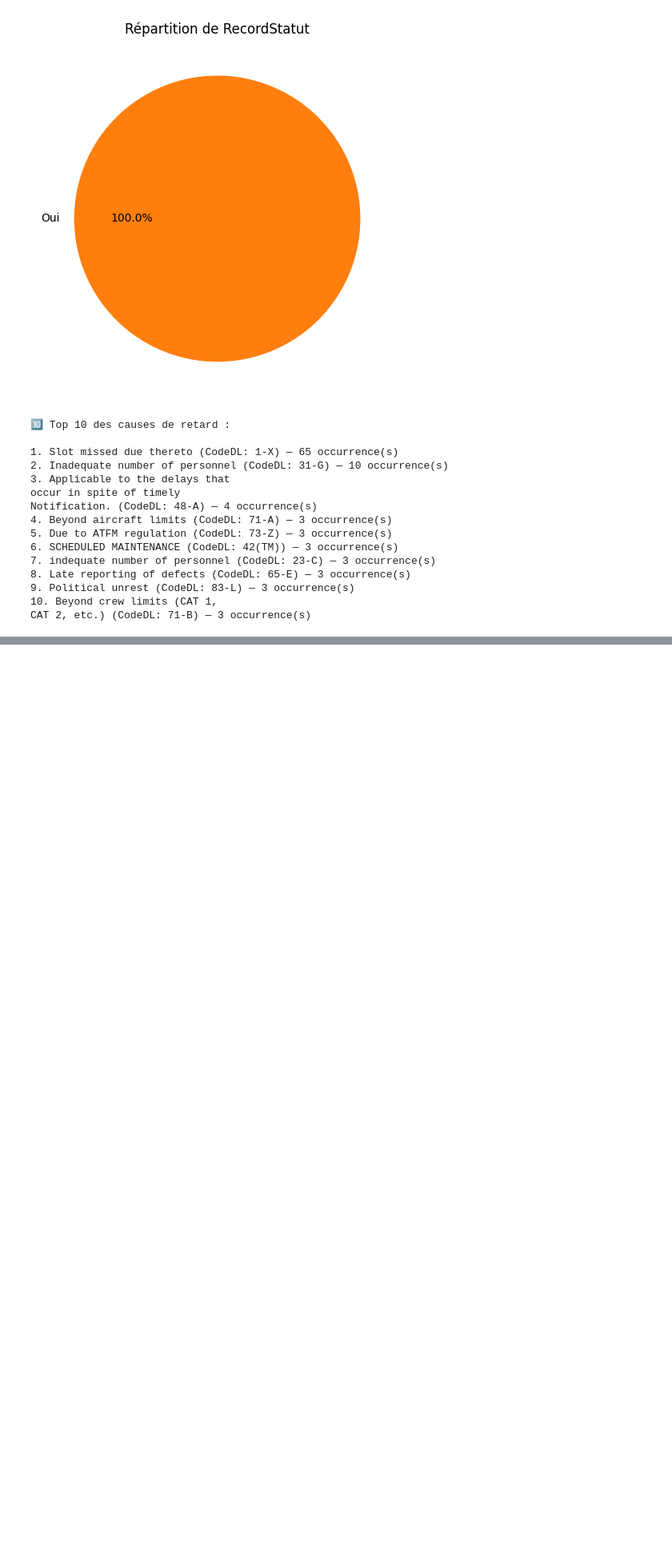
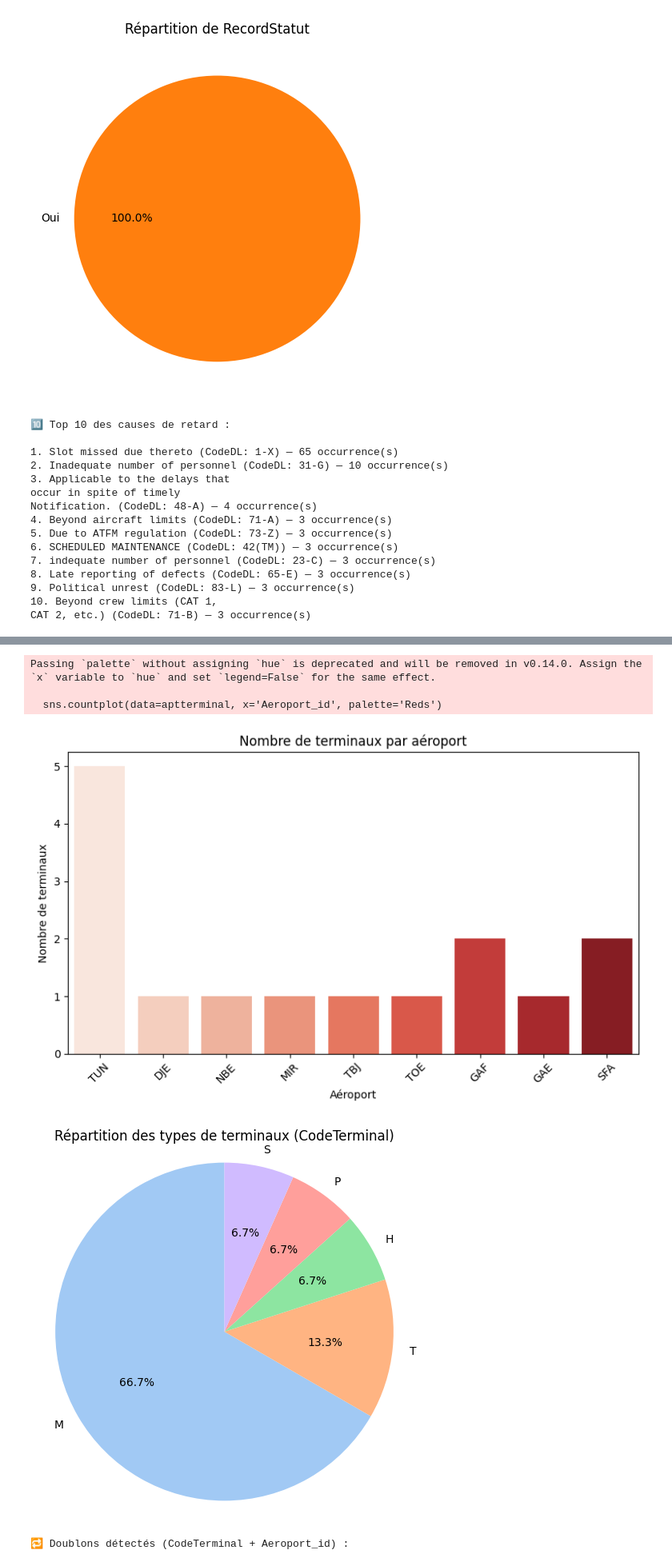
Before and after one commit to ZahraZellazi/DelayPrediction, a Jupyter notebook: DelayPrediction.ipynb, the cells around one changed output, grey strips where cells are left out. Shown at 80% size. Cells and saved outputs as stored; diff of their text form; code cells hidden in the pictures; blank space fills up the shorter version.

Commit message:
aptterminal

```diff
--- a/DelayPrediction.ipynb
+++ b/DelayPrediction.ipynb
@@ -829,0 +865,42 @@ CAT 2, etc.) (CodeDL: 71-B) — 3 occurrence(s)
+# %%
+import pandas as pd
+import matplotlib.pyplot as plt
+import seaborn as sns
+
+# Charger les données
+aptterminal = pd.read_csv('opscontrol_aptterminal.csv')
+
+# 1. Nombre de terminaux par aéroport
+plt.figure(figsize=(8, 5))
+sns.countplot(data=aptterminal, x='Aeroport_id', palette='Reds')
+plt.title("Nombre de terminaux par aéroport")
+plt.xlabel("Aéroport")
+plt.ylabel("Nombre de terminaux")
+plt.xticks(rotation=45)
+plt.tight_layout()
+plt.show()
+
+# 2. Répartition des types de terminaux (CodeTerminal)
+plt.figure(figsize=(6, 6))
+terminal_counts = aptterminal['CodeTerminal'].value_counts()
+terminal_counts.plot(kind='pie', autopct='%1.1f%%', startangle=90, colors=sns.color_palette('pastel'))
+plt.title("Répartition des types de terminaux (CodeTerminal)")
+plt.ylabel("")  # Hide y-label
+plt.axis('equal')
+plt.show()
+
+# 3. Doublons de CodeTerminal pour le même aéroport
+duplicate_check = aptterminal.duplicated(subset=['CodeTerminal', 'Aeroport_id'], keep=False)
+duplicates = aptterminal[duplicate_check]
+if not duplicates.empty:
+    print("🔁 Doublons détectés (CodeTerminal + Aeroport_id) :")
+    display(duplicates)
+else:
+    print("✅ Aucun doublon CodeTerminal/Aeroport_id détecté.")
+# %% [output]
+Passing `palette` without assigning `hue` is deprecated and will be removed in v0.14.0. Assign the `x` variable to `hue` and set `legend=False` for the same effect.
+
+  sns.countplot(data=aptterminal, x='Aeroport_id', palette='Reds')
+[figure, added]
+[figure, added]
+🔁 Doublons détectés (CodeTerminal + Aeroport_id) :
```
Also changed, not shown: parts of 3 cells of this notebook.
